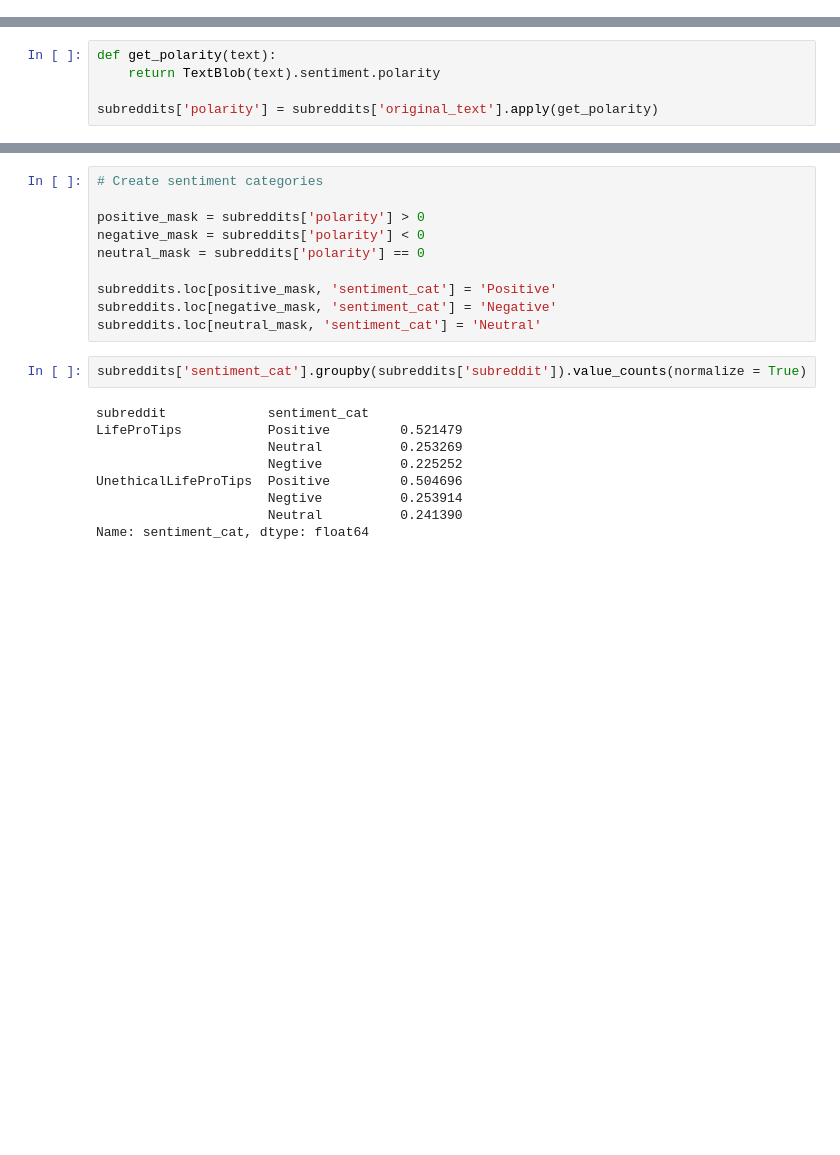
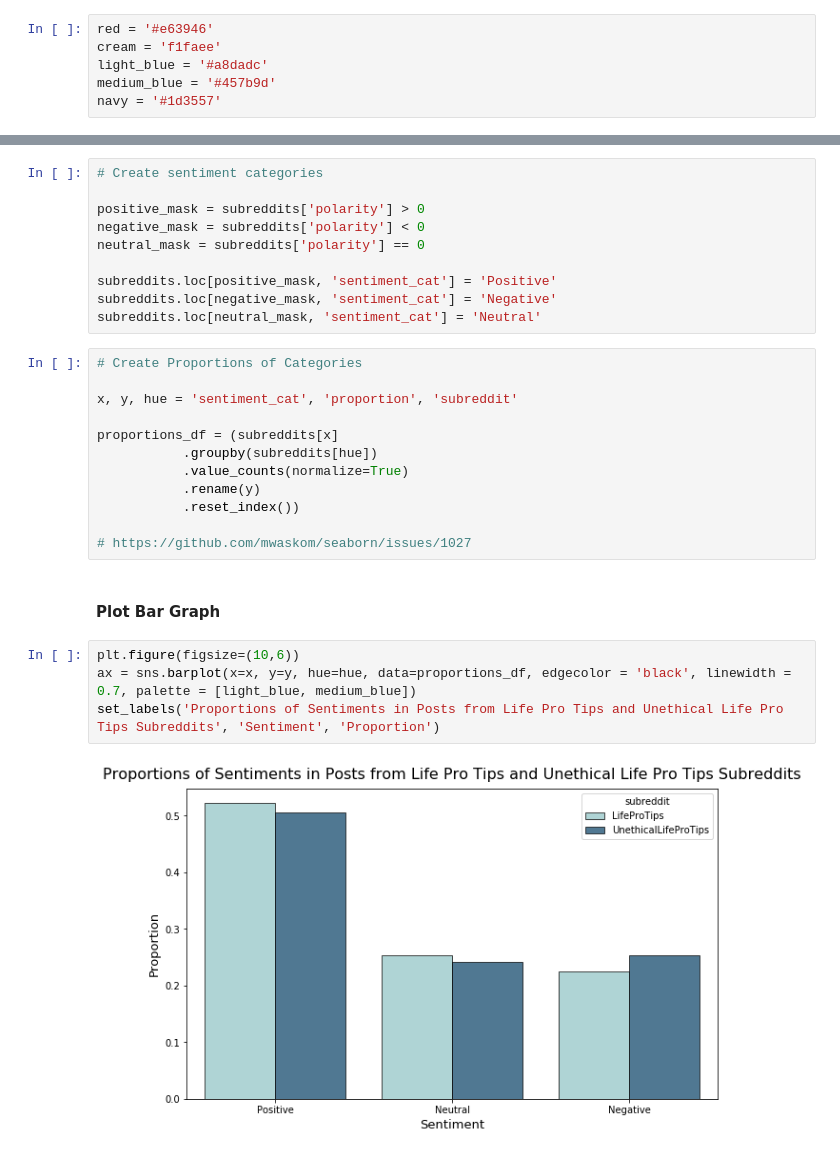
Before and after one commit to jlu90/Subreddit-Classification, a Jupyter notebook: code/04-EDA.ipynb, the cells around one changed output, grey strips where cells are left out. Saved outputs shown, nothing was run; the diff lists cells and outputs as text; blank space fills up the shorter version.

Commit message:
sentiment analysis plot

```diff
--- a/code/04-EDA.ipynb
+++ b/code/04-EDA.ipynb
@@ -59,3 +60,9 @@ def plot_frequent_words(word_count_df, subreddit):
+# %%
+red = '#e63946'
+cream = 'f1faee'
+light_blue = '#a8dadc'
+medium_blue = '#457b9d'
+navy = '#1d3557'
 # %% [markdown]
 ## Compare Distributions of Numerical Data Between Subreddits
 # %%
@@ -196,10 +203,5 @@ Different Words: {'things', 'amazon', 'home', 'let', 'card', 'item', 'water', 't
 # %% [markdown]
 ## Analyze Sentiment of Posts
-# %%
-def get_polarity(text):
-    return TextBlob(text).sentiment.polarity
-
-subreddits['polarity'] = subreddits['original_text'].apply(get_polarity)
 # %% [markdown]
 ### Mean Polarity
 # %% [markdown]
@@ -244,14 +248,23 @@ neutral_mask = subreddits['polarity'] == 0
 subreddits.loc[positive_mask, 'sentiment_cat'] = 'Positive'
 subreddits.loc[negative_mask, 'sentiment_cat'] = 'Negative'
 subreddits.loc[neutral_mask, 'sentiment_cat'] = 'Neutral'
-# %%
-subreddits['sentiment_cat'].groupby(subreddits['subreddit']).value_counts(normalize = True)
-# %% [output]
-subreddit             sentiment_cat
-LifeProTips           Positive         0.521479
-                      Neutral          0.253269
-                      Negtive          0.225252
-UnethicalLifeProTips  Positive         0.504696
-                      Negtive          0.253914
-                      Neutral          0.241390
-Name: sentiment_cat, dtype: float64
+# %%
+# Create Proportions of Categories
+
+x, y, hue = 'sentiment_cat', 'proportion', 'subreddit'
+
+proportions_df = (subreddits[x]
+           .groupby(subreddits[hue])
+           .value_counts(normalize=True)
+           .rename(y)
+           .reset_index())
+
+# https://github.com/mwaskom/seaborn/issues/1027
+# %% [markdown]
+#### Plot Bar Graph
+# %%
+plt.figure(figsize=(10,6))
+ax = sns.barplot(x=x, y=y, hue=hue, data=proportions_df, edgecolor = 'black', linewidth = 0.7, palette = [light_blue, medium_blue])
+set_labels('Proportions of Sentiments in Posts from Life Pro Tips and Unethical Life Pro Tips Subreddits', 'Sentiment', 'Proportion')
+# %% [output]
+[figure, added]
```
Also changed, not shown: parts of 12 cells of this notebook, 2 other files.
